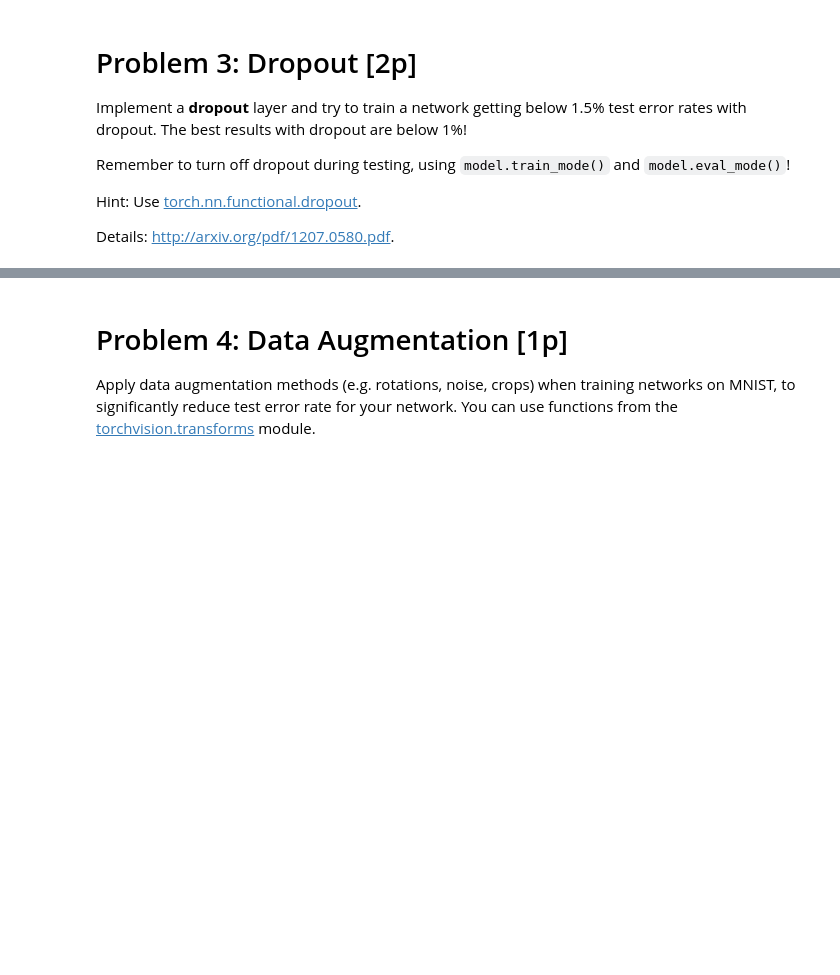
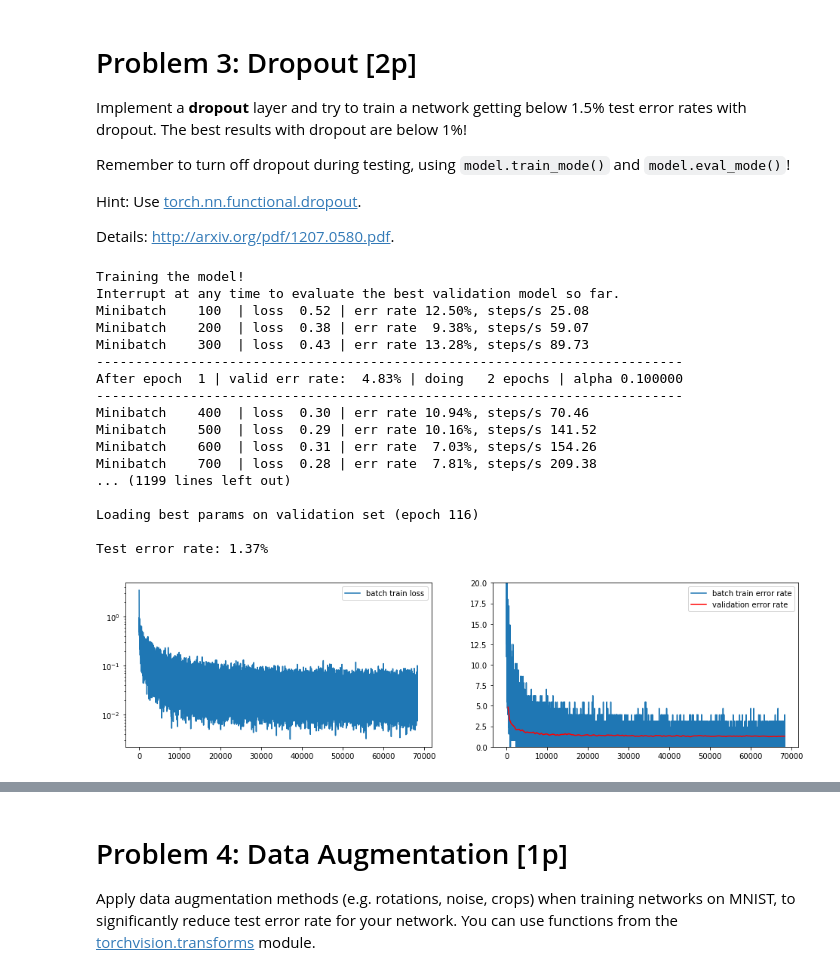
Before and after one commit to Congr00/Uni, a Jupyter notebook: Sieci Neuronowe/lab4/Assignment4.ipynb, the cells around one changed output, grey strips where cells are left out. Cells and saved outputs as stored; diff of their text form; code cells hidden in the pictures; blank space fills up the shorter version.

```diff
--- a/Sieci Neuronowe/lab4/Assignment4.ipynb
+++ b/Sieci Neuronowe/lab4/Assignment4.ipynb
@@ -134,6 +148,20 @@ class CrossEntropyLoss:
     def forward(self, probs, targets):
         return torch.mean(-torch.log(torch.gather(
             probs, 1, targets.unsqueeze(1))))
+
+class DropoutLayer(Layer):
+    def __init__(self, p):
+        self.train = True
+        self.p = p
+
+    def train_mode(self):
+        self.train = True
+
+    def eval_mode(self):
+        self.train = False
+
+    def forward(self, x):
+        return F.dropout(x, p=self.p, training=self.train)
 # %%
 class FeedforwardNet(object):
     def __init__(self, layers):
@@ -522,3 +547,52 @@ Remember to turn off dropout during testing, using `model.train_mode()` and `mod
 Hint: Use [torch.nn.functional.dropout](http://pytorch.org/docs/master/nn.html#torch.nn.functional.dropout).
 
 Details: http://arxiv.org/pdf/1207.0580.pdf.
+# %%
+model = FeedforwardNet(
+    [
+     DropoutLayer(0.2),
+     AffineLayer(784, 1000),
+     ReLULayer(),
+     DropoutLayer(0.5),
+     AffineLayer(1000,1000),
+     TanhLayer(),
+     DropoutLayer(0.5),
+     AffineLayer(1000, 10),
+     SoftMaxLayer()
+    ])
+
+
+with torch.no_grad():
+    # Initialize parameters
+    for name, p in model.parameters:
+        if name == 'W':
+            p.normal_(0, 0.05)
+            # p.data.uniform_(-0.1, 0.1)
+        elif name == 'b':
+            p.zero_()
+        else:
+            raise ValueError('Unknown parameter name "%s"' % p.name)
+
+# On GPU enabled devices set device='cuda' else set device='cpu'
+SGD(model, mnist_loaders, alpha=1e-1, device='cpu')
+
+print "Test error rate: %.2f%%" % compute_error_rate(model, mnist_loaders['test'])
+# %% [output]
+Training the model!
+Interrupt at any time to evaluate the best validation model so far.
+Minibatch    100  | loss  0.52 | err rate 12.50%, steps/s 25.08
+Minibatch    200  | loss  0.38 | err rate  9.38%, steps/s 59.07
+Minibatch    300  | loss  0.43 | err rate 13.28%, steps/s 89.73
+---------------------------------------------------------------------------
+After epoch  1 | valid err rate:  4.83% | doing   2 epochs | alpha 0.100000
+---------------------------------------------------------------------------
+Minibatch    400  | loss  0.30 | err rate 10.94%, steps/s 70.46
+Minibatch    500  | loss  0.29 | err rate 10.16%, steps/s 141.52
+Minibatch    600  | loss  0.31 | err rate  7.03%, steps/s 154.26
+Minibatch    700  | loss  0.28 | err rate  7.81%, steps/s 209.38
+... (1199 lines left out)
+
+Loading best params on validation set (epoch 116)
+
+Test error rate: 1.37%
+[figure, added]
```
Also changed, not shown: parts of 8 cells of this notebook, 43 other files.
